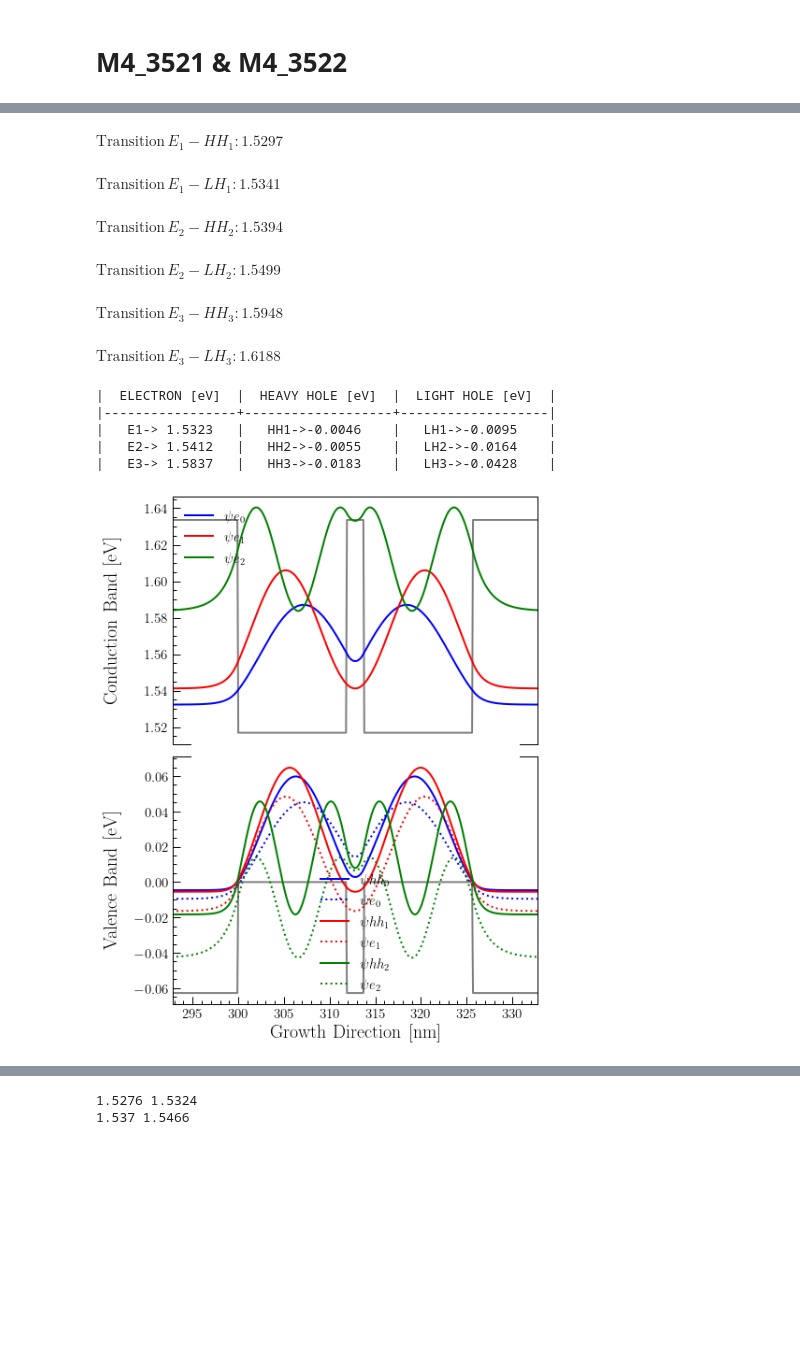
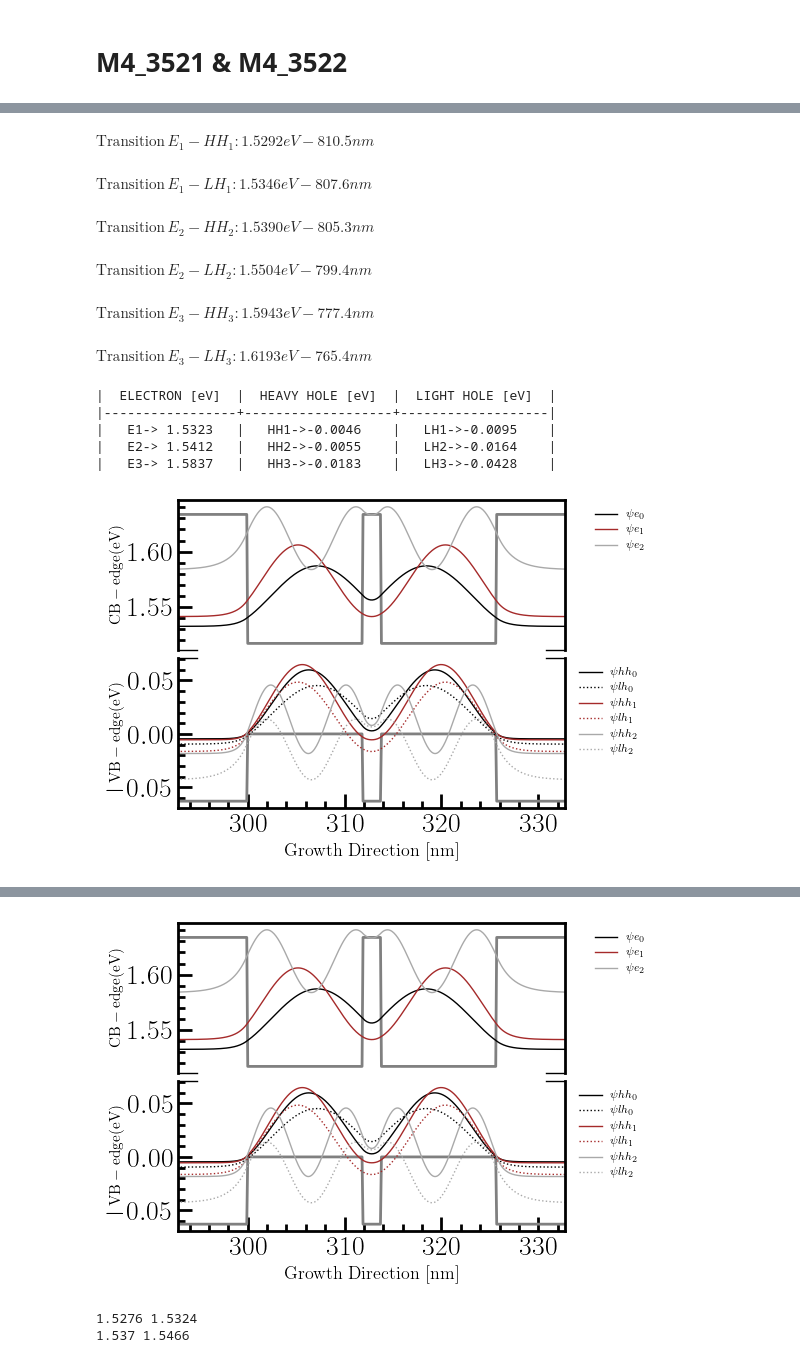
Before and after one commit to NanophotonIICOs/cqws-codes, a Jupyter notebook: examples/cqws.ipynb, the cells around one changed output, grey strips where cells are left out. Cells and saved outputs as stored; diff of their text form; code cells hidden in the pictures; blank space fills up the shorter version.

```diff
--- a/examples/cqws.ipynb
+++ b/examples/cqws.ipynb
@@ -9,8 +9,8 @@ import matplotlib.pyplot as plt
 import matplotlib as mpl
 from tqdm import tqdm
 import matplotlib.gridspec as gridspec
-import solver as solver
-from IPython.display import display, Math
+import solver_qws as solver
+from IPython.display import display
 from tabulate import tabulate
 q = 1.602176e-19 #C
 kb = 1.3806504e-23 #J/K
@@ -20,28 +20,3 @@ m_e= 9.1093826E-31 #kg
 pi=np.pi
 eps0= 8.8541878176e-12 #F/m
 J2meV=1e3/q
-from thomas_solve  import TDMA
-#matplotlib options
-#plt.rcParams['font.family']        = 'Times New Roman'
-#plt.rcParams['font.serif']         = 'Times'
-plt.rcParams['xtick.labelsize']     = 20
-plt.rcParams['ytick.labelsize']     = 20
-plt.rcParams['axes.linewidth']      = 2
-plt.rcParams["xtick.minor.visible"] =  True
-plt.rcParams["xtick.major.size"]    =  10
-plt.rcParams["xtick.minor.size"]    =  5
-plt.rcParams["xtick.major.width"]   =  2
-plt.rcParams["xtick.minor.width"]   =  2
-plt.rcParams["xtick.direction"]     = 'in'
-plt.rcParams["ytick.minor.visible"] = True
-plt.rcParams["ytick.major.size"]    =  10
-plt.rcParams["ytick.minor.size"]    =  5
-plt.rcParams["ytick.major.width"]   =  2
-plt.rcParams["ytick.minor.width"]   =  2
-plt.rcParams["ytick.direction"]     = 'in'
-plt.rcParams['text.usetex']         = True
-plt.rcParams['legend.frameon']      = False
-plt.rcParams['font.size'] = 13
-import glob as gb
-files = gb.glob('BINDING/*')
-files
@@ -66,6 +35,8 @@ EgGaAs(38)
 # %%
 from scipy.interpolate import interp1d
 import glob as gb
+
+files = !ls ../cqws/binding/*.csv
 
 bhh = np.genfromtxt(files[1],delimiter=',')
 blh = np.genfromtxt(files[0],delimiter=',')
@@ -120,7 +91,7 @@ mev=1e-3
 
 class Structure(object): pass
 st = Structure() # this will be our datastucture
-
+st.structure_name = 'test'
 # TEMPERATURE
 st.T = 30.0
 # Binding Energy
@@ -150,37 +121,37 @@ st.gridfactor = 0.1#nm
 
 # REGIONS
 # Region input is a two-dimensional list input.
 #         | Thickness (nm) | Material | Alloy fraction | Doping(cm^-3) | n or p type |
 
 st.material =[
              [300.0, 'AlGaAs',   0.15,   0, 'n','Barrier'],
              [11.87,'GaAs'  ,      0,   0, 'n','Well'],
              [1.98, 'AlGaAs',   0.15,   0, 'n','Barrier'],
              [11.87,'GaAs'  ,      0,   0, 'n','Well'],
              [300.0, 'AlGaAs',   0.15,   0, 'n','Barrier'],
              ]
 
 structure = st
 nm = 1e-9
 # RUN SIMULATION
 model = solver.StructureFrom(structure)
 sol3 = solver.Solver(model).QuantumSolutions(absolute =True,Print=True)
 solver.Solver(model).plotting(sol3,amp=10,eymin =-0.01,eymax=0.01,hymin=-0.05,hymax=0.12)
 #TrArr3 = np.vstack((sol3.TEHH,sol3.TELH))
 #np.savetxt(newpath+'/Tr-M4_3521.dat',TrArr3,delimiter=',')
 #solver.Solver(model).print_result("M4_3521",sol3)
 # %% [output]
 Total layer number: 5
 Direct Transitions
-$\displaystyle \text{Transition} \,E_{1}-HH_{1}: 1.5297$
+$\displaystyle \text{Transition} \,E_{1}-HH_{1}: 1.5292 eV - 810.5 nm$
-$\displaystyle \text{Transition} \,E_{1}-LH_{1}: 1.5341$
+$\displaystyle \text{Transition} \,E_{1}-LH_{1}: 1.5346 eV - 807.6 nm$
-$\displaystyle \text{Transition} \,E_{2}-HH_{2}: 1.5394$
+$\displaystyle \text{Transition} \,E_{2}-HH_{2}: 1.5390 eV - 805.3 nm$
-$\displaystyle \text{Transition} \,E_{2}-LH_{2}: 1.5499$
+$\displaystyle \text{Transition} \,E_{2}-LH_{2}: 1.5504 eV - 799.4 nm$
-$\displaystyle \text{Transition} \,E_{3}-HH_{3}: 1.5948$
+$\displaystyle \text{Transition} \,E_{3}-HH_{3}: 1.5943 eV - 777.4 nm$
-$\displaystyle \text{Transition} \,E_{3}-LH_{3}: 1.6188$
+$\displaystyle \text{Transition} \,E_{3}-LH_{3}: 1.6193 eV - 765.4 nm$
 |  ELECTRON [eV]  |  HEAVY HOLE [eV]  |  LIGHT HOLE [eV]  |
 |-----------------+-------------------+-------------------|
 |   E1-> 1.5323   |   HH1->-0.0046    |   LH1->-0.0095    |
 |   E2-> 1.5412   |   HH2->-0.0055    |   LH2->-0.0164    |
 |   E3-> 1.5837   |   HH3->-0.0183    |   LH3->-0.0428    |
-[figure, old version]
+[figure, new version]
@@ -189,3 +160,4 @@ Wall time: 1.13 s
+[figure, added]
 # %%
 for e,hh,lh in zip(sol3.Ee,sol3.Ehh,sol3.Elh):
     print(round(e+hh-flh(13.85)*mev,4),round(e+lh-fhh(13.85)*mev,4))
```
Also changed, not shown: parts of 4 cells of this notebook, 5 other files.
